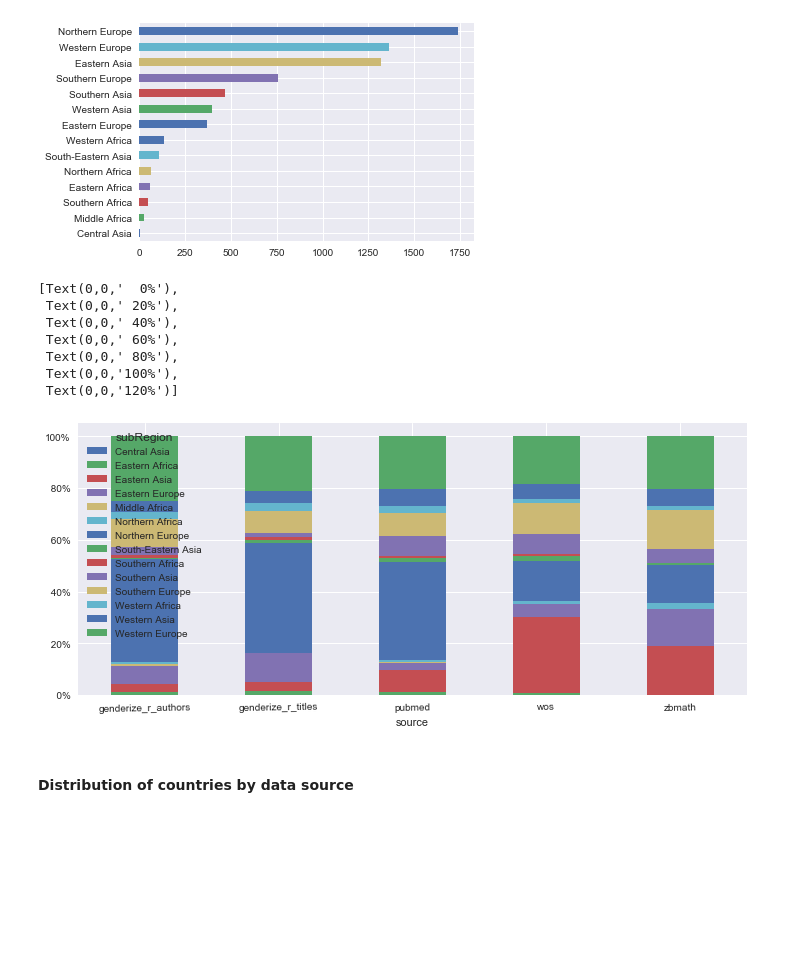
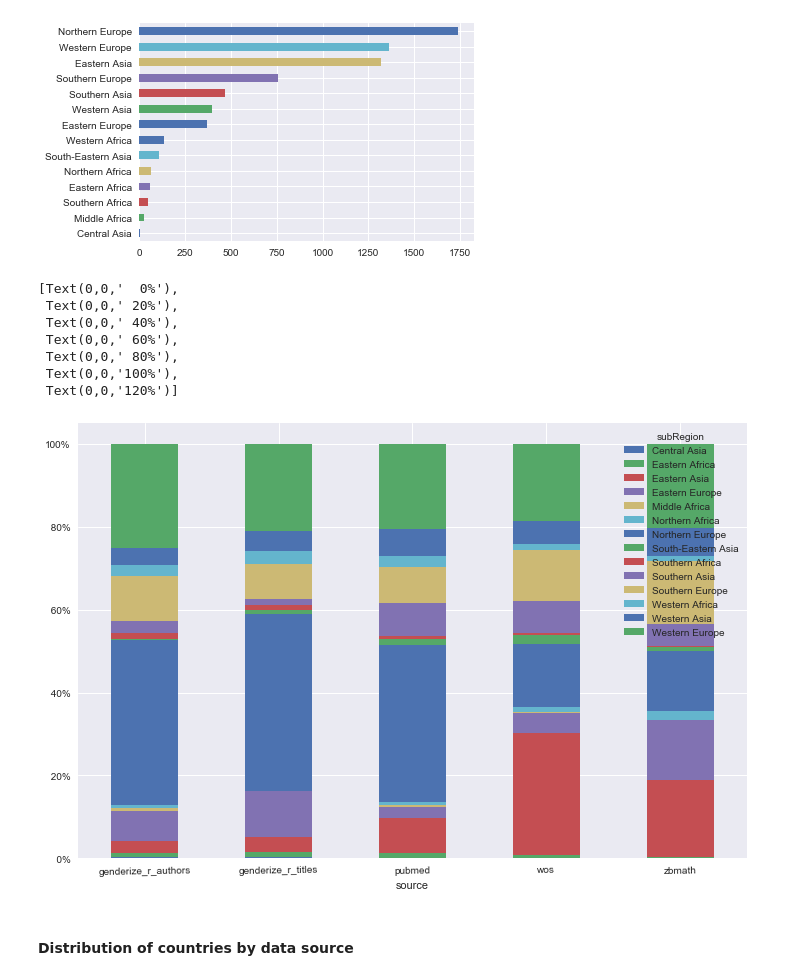
Before and after one commit to GenderGapSTEM-PublicationAnalysis/name_gender_inference, a Jupyter notebook: name_gender_inference/notebooks/Evaluation_name_onomastics.ipynb, the cells around one changed output. Cells and saved outputs as stored; diff of their text form; code cells hidden in the pictures; blank space fills up the shorter version.

```diff
--- a/name_gender_inference/notebooks/Evaluation_name_onomastics.ipynb
+++ b/name_gender_inference/notebooks/Evaluation_name_onomastics.ipynb
@@ -52,5 +53,3 @@ response = requests.get('https://api.namsor.com/onomastics/api/json/origin/mari
 response.text
 # %% [output]
 '{"country":"RS","countryAlt":"RS","score":-0.3349759457401318,"script":"LATIN","countryFirstName":"ES","countryLastName":"RS","scoreFirstName":-0.14794969736484045,"scoreLastName":0.3992291149412908, ...
-# %%
-json.loads(response.text)
@@ -70,2 +55,0 @@ json.loads(response.text)
-# %%
-json_normalize(json.loads(response.text))
@@ -127,19 +105,0 @@ origin_df.to_csv("origin_evaluation.csv", sep=';', index=False)
-# %%
-diaspora_url = 'https://api.namsor.com/onomastics/api/json/diaspora/'
-diaspora = []
-counter = 0
-
-for i, row in data.iterrows():
-    counter += 1
-    if row['middle_name'] == '':
-        url = diaspora_url + row['first_name'] + '/' + row['last_name']
-    else:
-        url = diaspora_url + row['first_name'] + '-' + row['middle_name'] + '/' + row['last_name']
-
-    r = requests.get(url, headers=headers)
-
-    if r.status_code == 200:
-        diaspora.append(json.loads(r.text))
-    else:
-        print(row)
-        diaspora.append({})
@@ -185,3 +108,5 @@ Index(['ethno', 'ethnoAlt', 'geoCountry', 'geoCountryAlt', 'score', 'script',
 # %%
-df = origin_df[['full_name', 'gender', 'source', 'countryName', 'country', 'countryAlt',
-                'region', 'subRegion', 'topRegion', 'score']]
+origin_df = origin_df[['full_name', 'gender', 'source', 'countryName', 'country', 'countryAlt',
+                       'region', 'subRegion', 'topRegion', 'score']]
+
+origin_df = origin_df.rename({'score': 'score_origin'}, axis='columns')
@@ -287,27 +211,27 @@ df[df.score_origin > 0].subRegion.value_counts().sort_values().plot(kind='barh')
 <matplotlib.axes._subplots.AxesSubplot at 0x...>
 [figure]
 # %%
-origin_by_source = df[df.score_origin > 0].groupby(['subRegion', 'source']).count().\
+origin_by_source = origin_df[origin_df.score_origin > 0].groupby(['subRegion', 'source']).count().\
 unstack('subRegion')['full_name'].fillna(0)
 # normalize
 origin_by_source['sum'] = [origin_by_source.loc[i,:].sum() for i in origin_by_source.index]
 origin_by_source = origin_by_source.apply(lambda x: x/x['sum'], axis=1)
 origin_by_source = origin_by_source.drop(['sum'], axis=1)
 
-fig, ax = plt.subplots(figsize=(12,5))
+fig, ax = plt.subplots(figsize=(12,8))
 origin_by_source.plot(ax=ax, kind='bar', stacked=True, rot=1)
 # add %-signs to y-axis
 vals = ax.get_yticks()
 ax.set_yticklabels(['{:3.0f}%'.format(x*100) for x in vals])
 # %% [output]
 [Text(0,0,'  0%'),
  Text(0,0,' 20%'),
  Text(0,0,' 40%'),
  Text(0,0,' 60%'),
  Text(0,0,' 80%'),
  Text(0,0,'100%'),
  Text(0,0,'120%')]
-[figure, old version]
+[figure, new version]
 # %% [markdown]
 #### Distribution of countries by data source
 # %%
```
Also changed, not shown: parts of 56 cells of this notebook, 1 other file.
